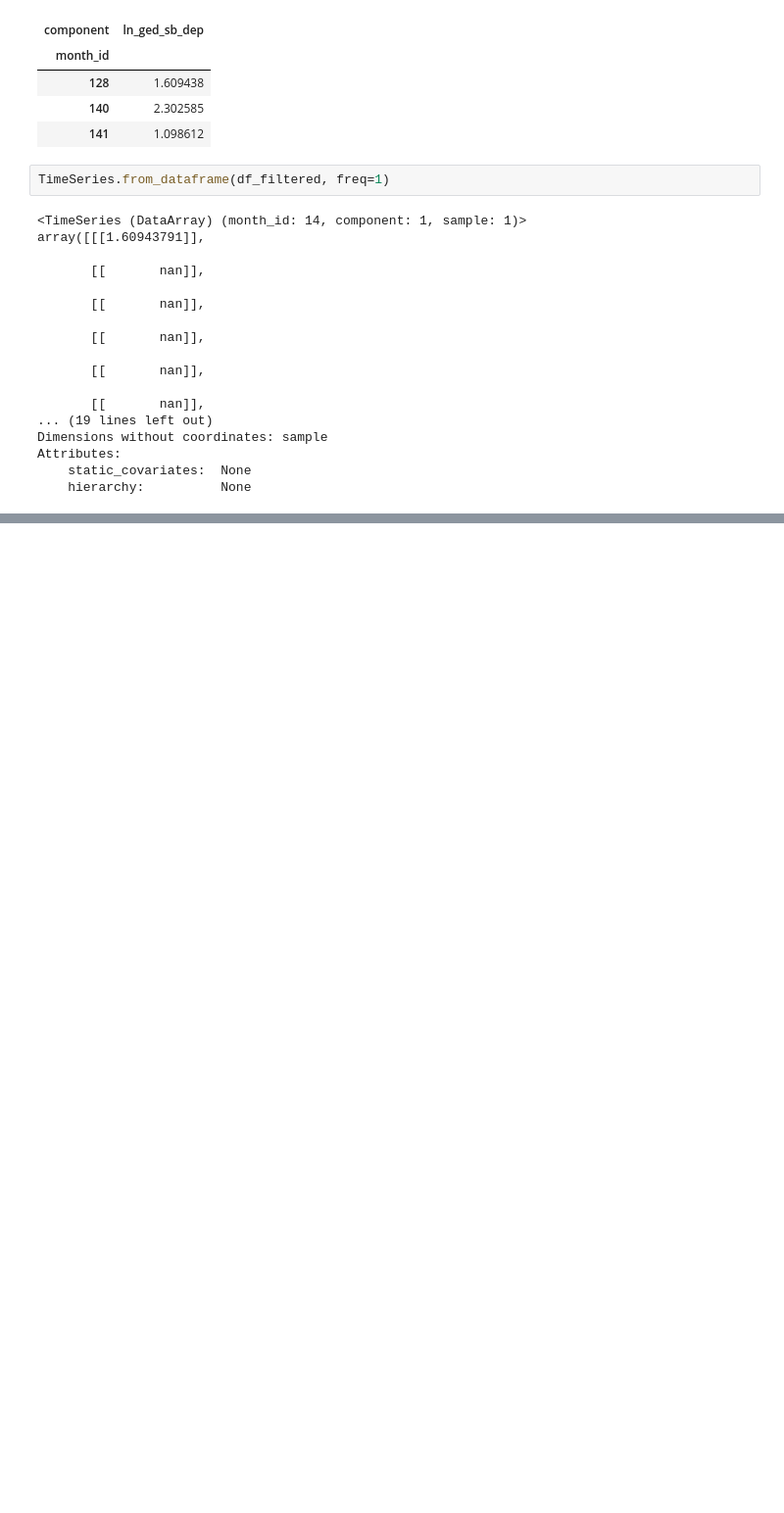
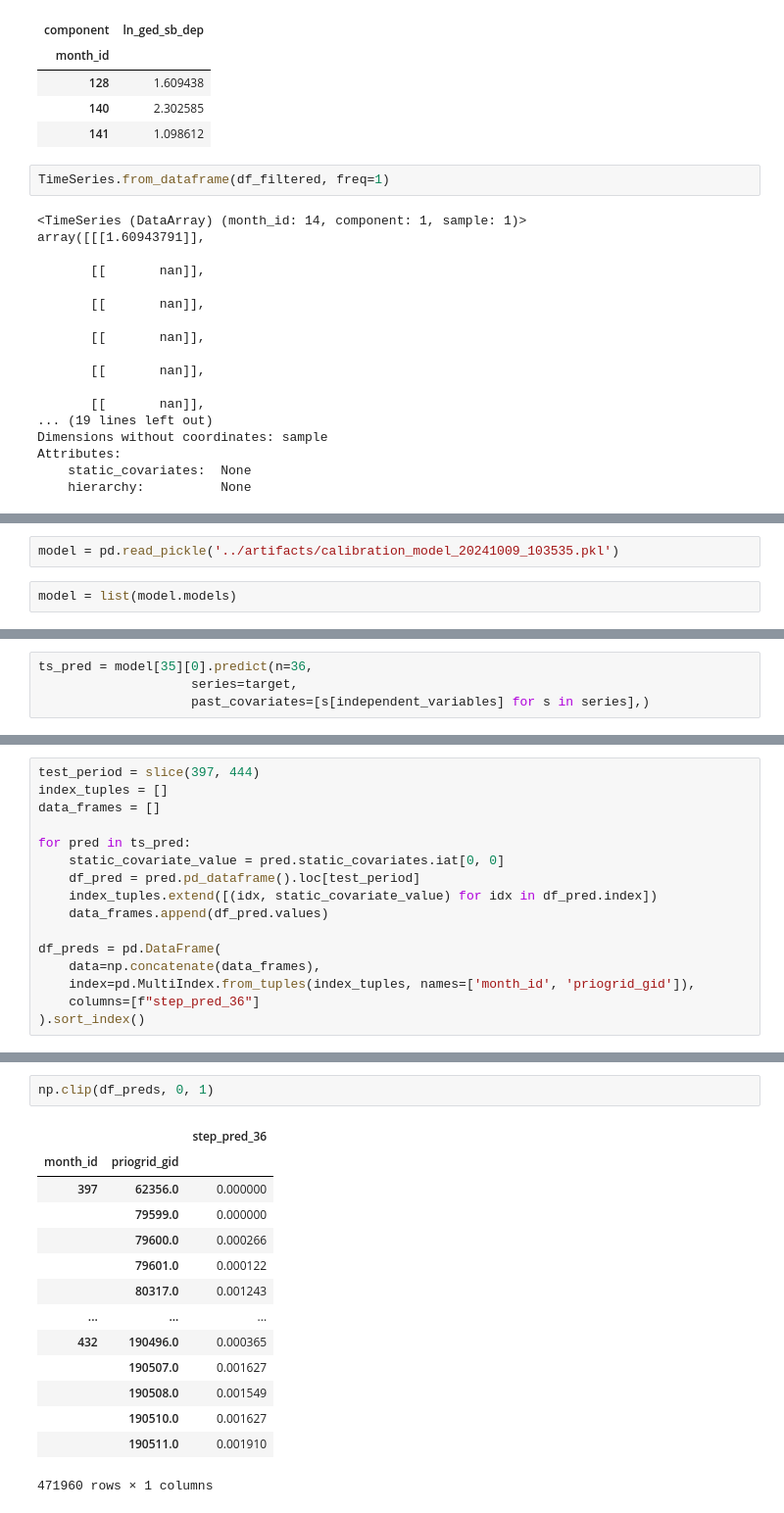
Before and after one commit to prio-data/views_pipeline, a Jupyter notebook: models/old_money/notebooks/test.ipynb, the cells around one changed output, grey strips where cells are left out. Shown at 98% size. Saved outputs shown, nothing was run; the diff lists cells and outputs as text; blank space fills up the shorter version.

Commit message:
new darts hurdle model

```diff
--- a/models/old_money/notebooks/test.ipynb
+++ b/models/old_money/notebooks/test.ipynb
@@ -449,0 +467,4 @@ Attributes:
+# %%
+model = pd.read_pickle('../artifacts/calibration_model_20241009_103535.pkl')
+# %%
+model = list(model.models)
@@ -449,0 +475,4 @@ Attributes:
+# %%
+ts_pred = model[35][0].predict(n=36,
+                    series=target,
+                    past_covariates=[s[independent_variables] for s in series],)
@@ -449,0 +489,16 @@ Attributes:
+# %%
+test_period = slice(397, 444)
+index_tuples = []
+data_frames = []
+
+for pred in ts_pred:
+    static_covariate_value = pred.static_covariates.iat[0, 0]
+    df_pred = pred.pd_dataframe().loc[test_period]
+    index_tuples.extend([(idx, static_covariate_value) for idx in df_pred.index])
+    data_frames.append(df_pred.values)
+
+df_preds = pd.DataFrame(
+    data=np.concatenate(data_frames),
+    index=pd.MultiIndex.from_tuples(index_tuples, names=['month_id', 'priogrid_gid']),
+    columns=[f"step_pred_36"]
+).sort_index()
@@ -449,0 +517,17 @@ Attributes:
+# %%
+np.clip(df_preds, 0, 1)
+# %% [output]
+|  |  | step_pred_36 |
+| month_id | priogrid_gid |  |
+| 397 | 62356.0 | 0.000000 |
+|  | 79599.0 | 0.000000 |
+|  | 79600.0 | 0.000266 |
+|  | 79601.0 | 0.000122 |
+|  | 80317.0 | 0.001243 |
+| ... | ... | ... |
+| 432 | 190496.0 | 0.000365 |
+|  | 190507.0 | 0.001627 |
+|  | 190508.0 | 0.001549 |
+|  | 190510.0 | 0.001627 |
+|  | 190511.0 | 0.001910 |
+471960 rows × 1 columns
```
Also changed, not shown: parts of 12 cells of this notebook, 2 other files.
